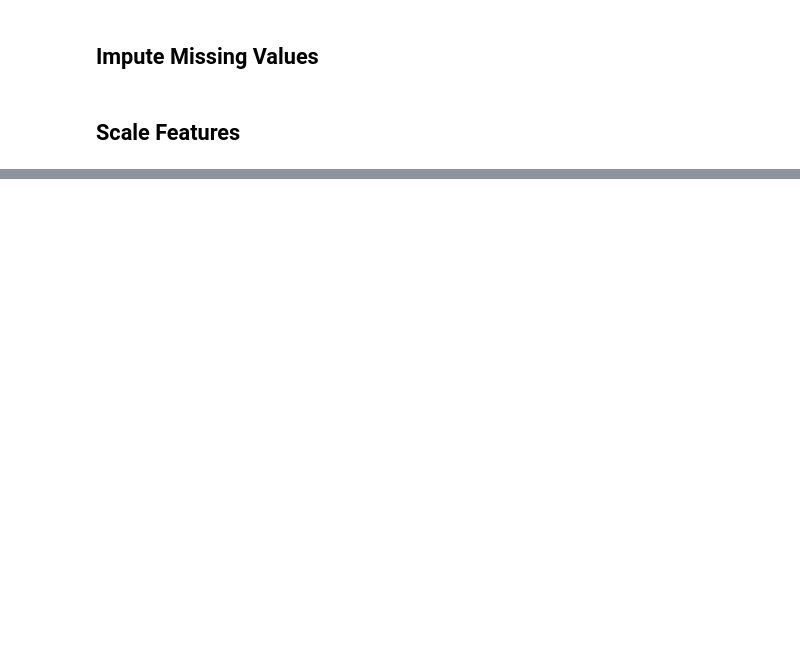
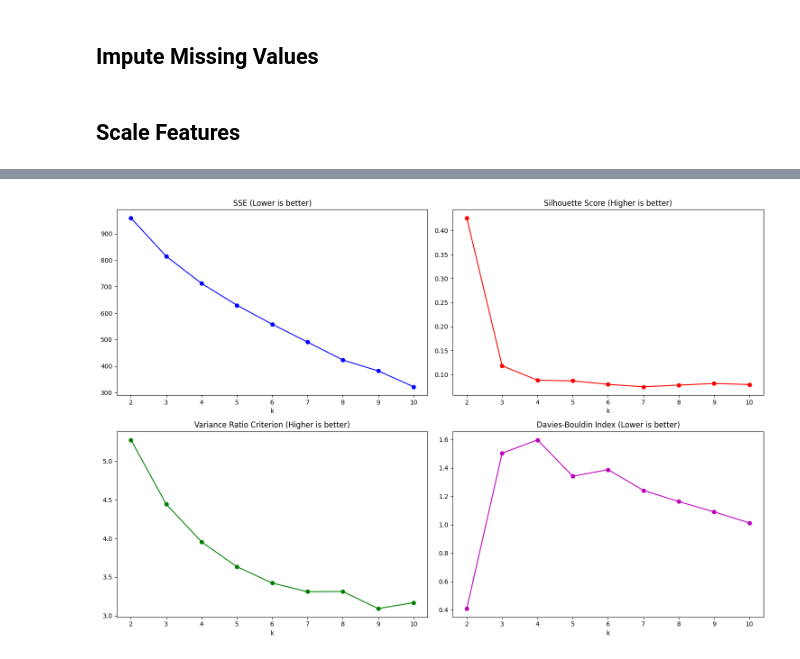
Before and after one commit to jaanisfehling/italian-rap-songs, a Jupyter notebook: timeseries/timerseries.ipynb, the cells around one changed output, grey strips where cells are left out. Cells and saved outputs as stored; diff of their text form; code cells hidden in the pictures; blank space fills up the shorter version.

Commit message:
work on timeseries clustering

```diff
--- a/timeseries/timerseries.ipynb
+++ b/timeseries/timerseries.ipynb
@@ -202,7 +209,21 @@ X = X.fillna(X.median())
 # %% [markdown]
 ## Scale Features
 # %%
-scaler = StandardScaler()
-X_scaled = scaler.fit_transform(X)
-X_scaled.shape
+def scale_cols(
+    df: pd.DataFrame,
+    num_cols: Optional[List[str]],
+    cat_cols: Optional[List[str]],
+    bool_cols: Optional[List[str]] = None,
+) -> pd.DataFrame:
+    df = df.copy(deep=True)
+    if num_cols:
+        df[num_cols] = StandardScaler().fit_transform(df[num_cols])
+    if cat_cols:
+        df[cat_cols] = df[cat_cols].apply(LabelEncoder().fit_transform)
+    if bool_cols:
+        df[bool_cols] = df[bool_cols].apply(LabelEncoder().fit_transform)
+    return df
+
+df = scale_cols(df, list(df.columns), None, None)
+df.head()
 # %% [output]
@@ -209,0 +240,42 @@ X_scaled.shape
+# %%
+metrics = {
+    'sse': [], # Sum of Squared Errors
+    'silhouette': [],
+    'vrc': [], # Variance Ratio Criterion; Calinski, Harabasz
+    'davies_bouldin': []
+}
+results = {}
+
+for k in range(2, 11):
+    kmeans = KMeans(n_clusters=k, init="k-means++", n_init=100)
+    labels = kmeans.fit_predict(df)
+    results[k] = labels
+
+    metrics['sse'].append(kmeans.inertia_)
+    metrics['silhouette'].append(silhouette_score(df.values, labels))
+    metrics['vrc'].append(calinski_harabasz_score(df.values, labels))
+    metrics['davies_bouldin'].append(davies_bouldin_score(df.values, labels))
+
+fig, axes = plt.subplots(2, 2, figsize=(15, 10))
+k_range = range(2, 11)
+
+axes[0,0].plot(k_range, metrics['sse'], 'bo-')
+axes[0,0].set_title('SSE (Lower is better)')
+axes[0,0].set_xlabel('k')
+
+axes[0,1].plot(k_range, metrics['silhouette'], 'ro-')
+axes[0,1].set_title('Silhouette Score (Higher is better)')
+axes[0,1].set_xlabel('k')
+
+axes[1,0].plot(k_range, metrics['vrc'], 'go-')
+axes[1,0].set_title('Variance Ratio Criterion (Higher is better)')
+axes[1,0].set_xlabel('k')
+
+axes[1,1].plot(k_range, metrics['davies_bouldin'], 'mo-')
+axes[1,1].set_title('Davies-Bouldin Index (Lower is better)')
+axes[1,1].set_xlabel('k')
+
+plt.tight_layout()
+plt.show()
+# %% [output]
+[figure, added]
```
Also changed, not shown: parts of 11 cells of this notebook.
